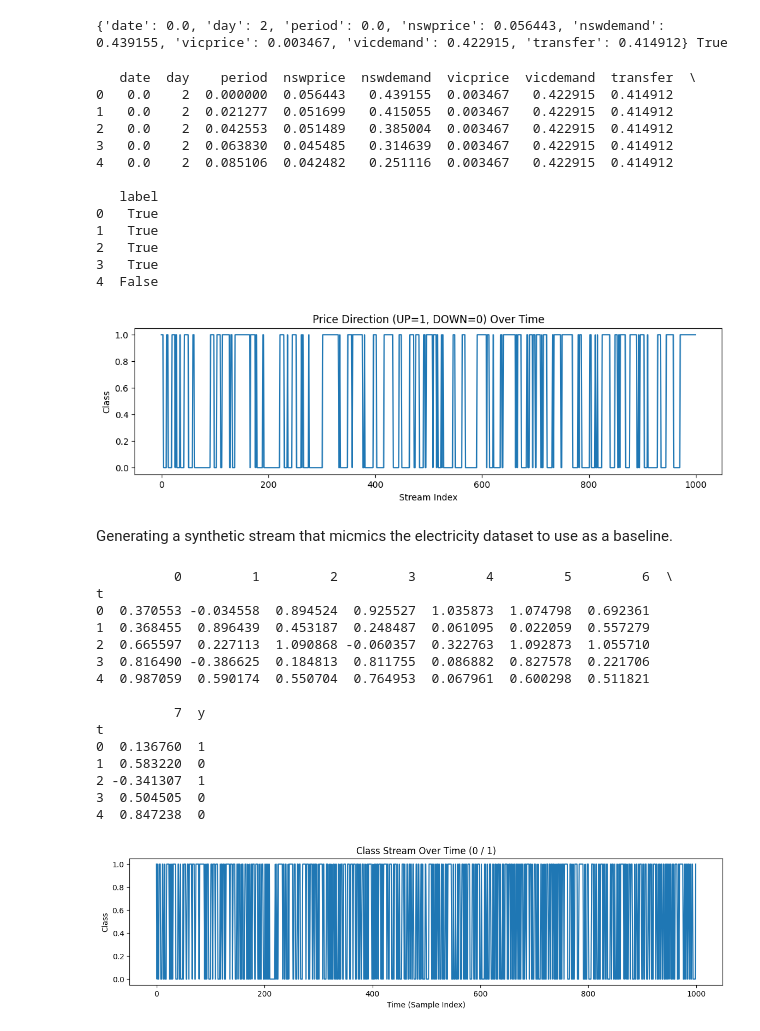
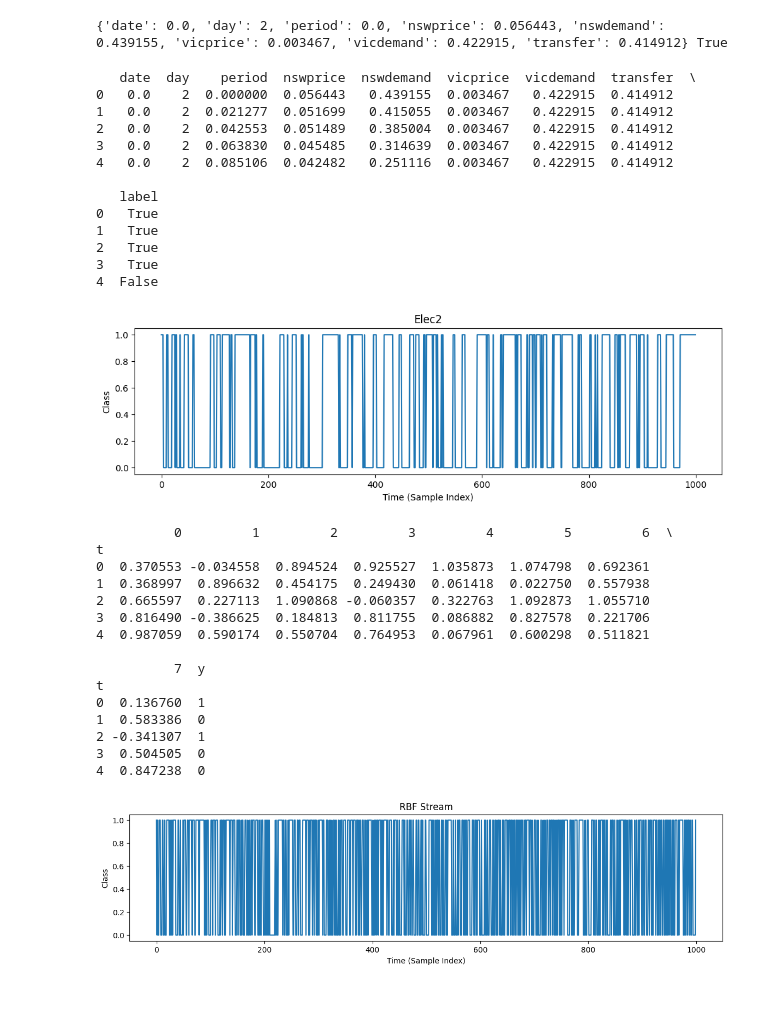
Before and after one commit to nitar31/elec2-streaming-analysis, a Jupyter notebook: electricity_analysis.ipynb, the cells around one changed output. Drawn from its saved outputs; the diff is of its cells as text; code cells hidden in the pictures; blank space fills up the shorter version.

```diff
--- a/electricity_analysis.ipynb
+++ b/electricity_analysis.ipynb
@@ -21,33 +21,29 @@ print(x, y)
 # %%
 df = pd.DataFrame((x | {'label': y} for x, y in elec.take(1000)))
 print(df.head())
+
+plt.figure(figsize=(12,3))
+plt.plot(df.index, df['label'].astype(int))
+plt.title("Elec2")
+plt.xlabel("Time (Sample Index)")
+plt.ylabel('Class')
+plt.show()
 # %% [output]
    date  day    period  nswprice  nswdemand  vicprice  vicdemand  transfer  \
 0   0.0    2  0.000000  0.056443   0.439155  0.003467   0.422915  0.414912
 1   0.0    2  0.021277  0.051699   0.415055  0.003467   0.422915  0.414912
 2   0.0    2  0.042553  0.051489   0.385004  0.003467   0.422915  0.414912
 3   0.0    2  0.063830  0.045485   0.314639  0.003467   0.422915  0.414912
 4   0.0    2  0.085106  0.042482   0.251116  0.003467   0.422915  0.414912
 
    label
 0   True
 1   True
 2   True
 3   True
 4  False
+[figure, added]
-# %%
-plt.figure(figsize=(12,3))
-plt.plot(df.index, df['label'].astype(int))
-plt.title("Price Direction (UP=1, DOWN=0) Over Time")
-plt.xlabel("Stream Index")
-plt.ylabel('Class')
-plt.show()
-# %% [output]
-[figure, removed]
-# %% [markdown]
-Generating a synthetic stream that micmics the electricity dataset to use as a baseline.
 # %%
-#generating a synthetic stream that micmics the electricity dataset to use as a baseline
 from river.datasets import synth
 
 syn_stream = synth.RandomRBFDrift(
@@ -55,11 +51,10 @@ syn_stream = synth.RandomRBFDrift(
     n_features=8,
     n_centroids=30,
     n_drift_centroids=15,
-    change_speed=0.0001,
+    change_speed=0.001,
     seed_model=42,
     seed_sample=42
 )
-#change_speed is set to 0.001 to micmic the long up and down phases in the elec dataset
 
 
 rows = []
@@ -70,13 +65,19 @@ for i, (x, y) in enumerate(syn_stream.take(1000)):
     rows.append(row)
 
 df = pd.DataFrame(rows).set_index('t')
+print(df.head())
 
-print(df.head())
+plt.figure(figsize=(14, 3))
+plt.plot(df.index, df['y'])
+plt.title('RBF Stream')
+plt.xlabel('Time (Sample Index)')
+plt.ylabel('Class')
+plt.show()
 # %% [output]
           0         1         2         3         4         5         6  \
 t
 0  0.370553 -0.034558  0.894524  0.925527  1.035873  1.074798  0.692361
-1  0.368455  0.896439  0.453187  0.248487  0.061095  0.022059  0.557279
+1  0.368997  0.896632  0.454175  0.249430  0.061418  0.022750  0.557938
 2  0.665597  0.227113  1.090868 -0.060357  0.322763  1.092873  1.055710
 3  0.816490 -0.386625  0.184813  0.811755  0.086882  0.827578  0.221706
 4  0.987059  0.590174  0.550704  0.764953  0.067961  0.600298  0.511821
@@ -84,19 +85,11 @@ t
           7  y
 t
 0  0.136760  1
-1  0.583220  0
+1  0.583386  0
 2 -0.341307  1
 3  0.504505  0
 4  0.847238  0
+[figure, added]
-# %%
-plt.figure(figsize=(14, 3))
-plt.plot(df.index, df['y'])
-plt.title('Class Stream Over Time (0 / 1)')
-plt.xlabel('Time (Sample Index)')
-plt.ylabel('Class')
-plt.show()
-# %% [output]
-[figure, removed]
 # %%
 def train_evaluate(stream,model):
     steps = []
```
Also changed, not shown: parts of 2 cells of this notebook.
